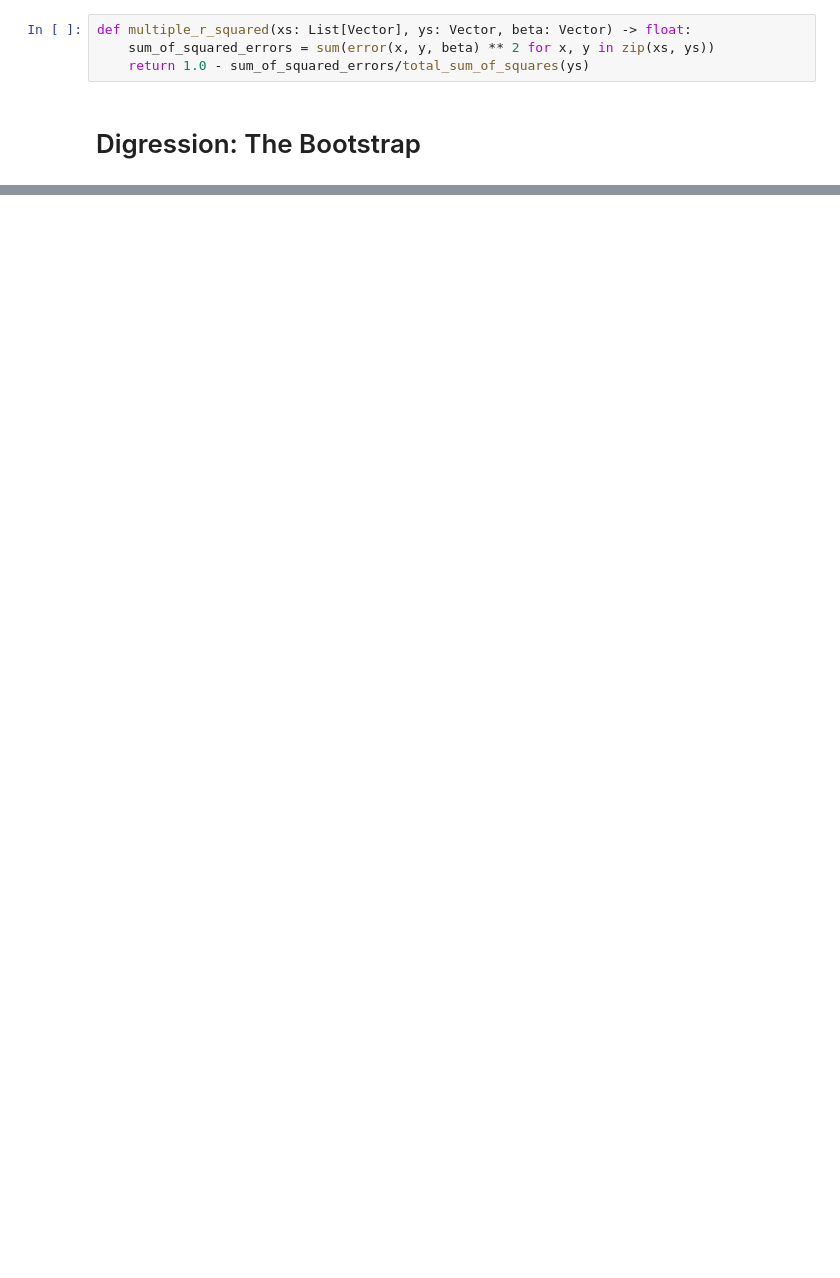
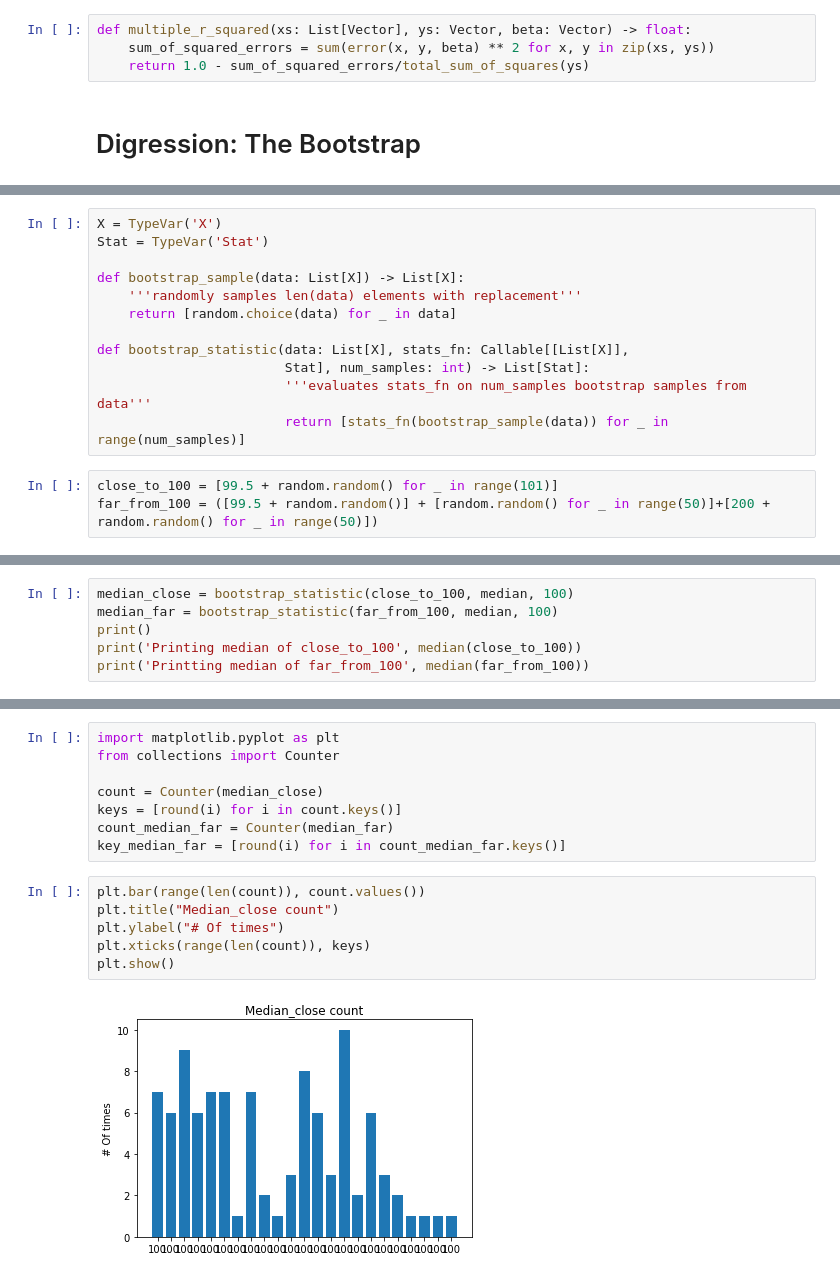
Before and after one commit to lkarjun/data-science-from-scratch, a Jupyter notebook: 15 Multiple Regression/Multiple_Regression.ipynb, the cells around one changed output, grey strips where cells are left out. Saved outputs shown, nothing was run; the diff lists cells and outputs as text; blank space fills up the shorter version.

Commit message:
Updated Bootstrap

```diff
--- a/15 Multiple Regression/Multiple_Regression.ipynb
+++ b/15 Multiple Regression/Multiple_Regression.ipynb
@@ -56,0 +62,15 @@ def multiple_r_squared(xs: List[Vector], ys: Vector, beta: Vector) -> float:
+# %%
+X = TypeVar('X')
+Stat = TypeVar('Stat')
+
+def bootstrap_sample(data: List[X]) -> List[X]:
+    '''randomly samples len(data) elements with replacement'''
+    return [random.choice(data) for _ in data]
+
+def bootstrap_statistic(data: List[X], stats_fn: Callable[[List[X]],
+                        Stat], num_samples: int) -> List[Stat]:
+                        '''evaluates stats_fn on num_samples bootstrap samples from data'''
+                        return [stats_fn(bootstrap_sample(data)) for _ in range(num_samples)]
+# %%
+close_to_100 = [99.5 + random.random() for _ in range(101)]
+far_from_100 = ([99.5 + random.random()] + [random.random() for _ in range(50)]+[200 + random.random() for _ in range(50)])
@@ -56,0 +87,6 @@ def multiple_r_squared(xs: List[Vector], ys: Vector, beta: Vector) -> float:
+# %%
+median_close = bootstrap_statistic(close_to_100, median, 100)
+median_far = bootstrap_statistic(far_from_100, median, 100)
+print()
+print('Printing median of close_to_100', median(close_to_100))
+print('Printting median of far_from_100', median(far_from_100))
@@ -56,0 +110,16 @@ def multiple_r_squared(xs: List[Vector], ys: Vector, beta: Vector) -> float:
+# %%
+import matplotlib.pyplot as plt
+from collections import Counter
+
+count = Counter(median_close)
+keys = [round(i) for i in count.keys()]
+count_median_far = Counter(median_far)
+key_median_far = [round(i) for i in count_median_far.keys()]
+# %%
+plt.bar(range(len(count)), count.values())
+plt.title("Median_close count")
+plt.ylabel("# Of times")
+plt.xticks(range(len(count)), keys)
+plt.show()
+# %% [output]
+[figure, added]
```
Also changed, not shown: parts of 16 cells of this notebook.
